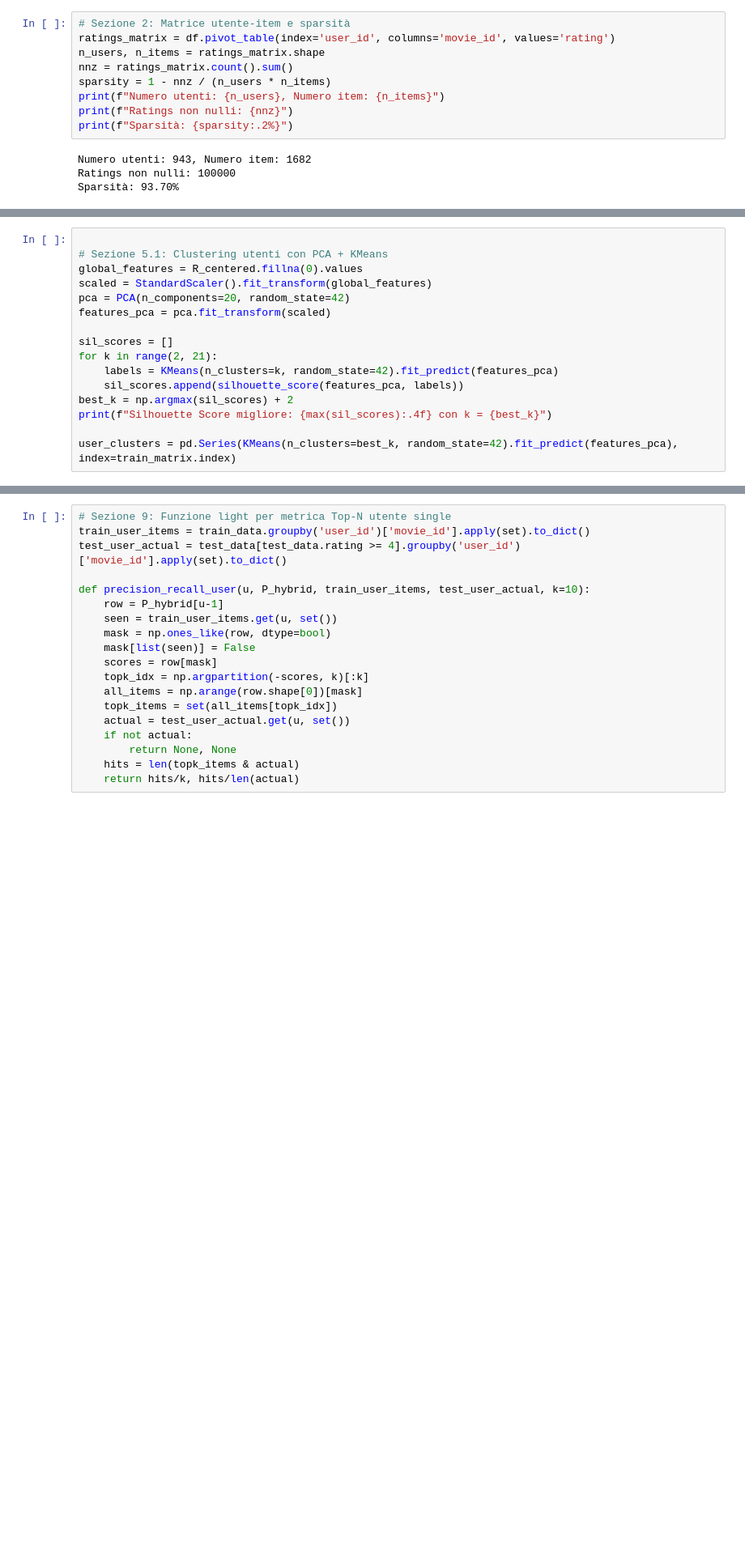
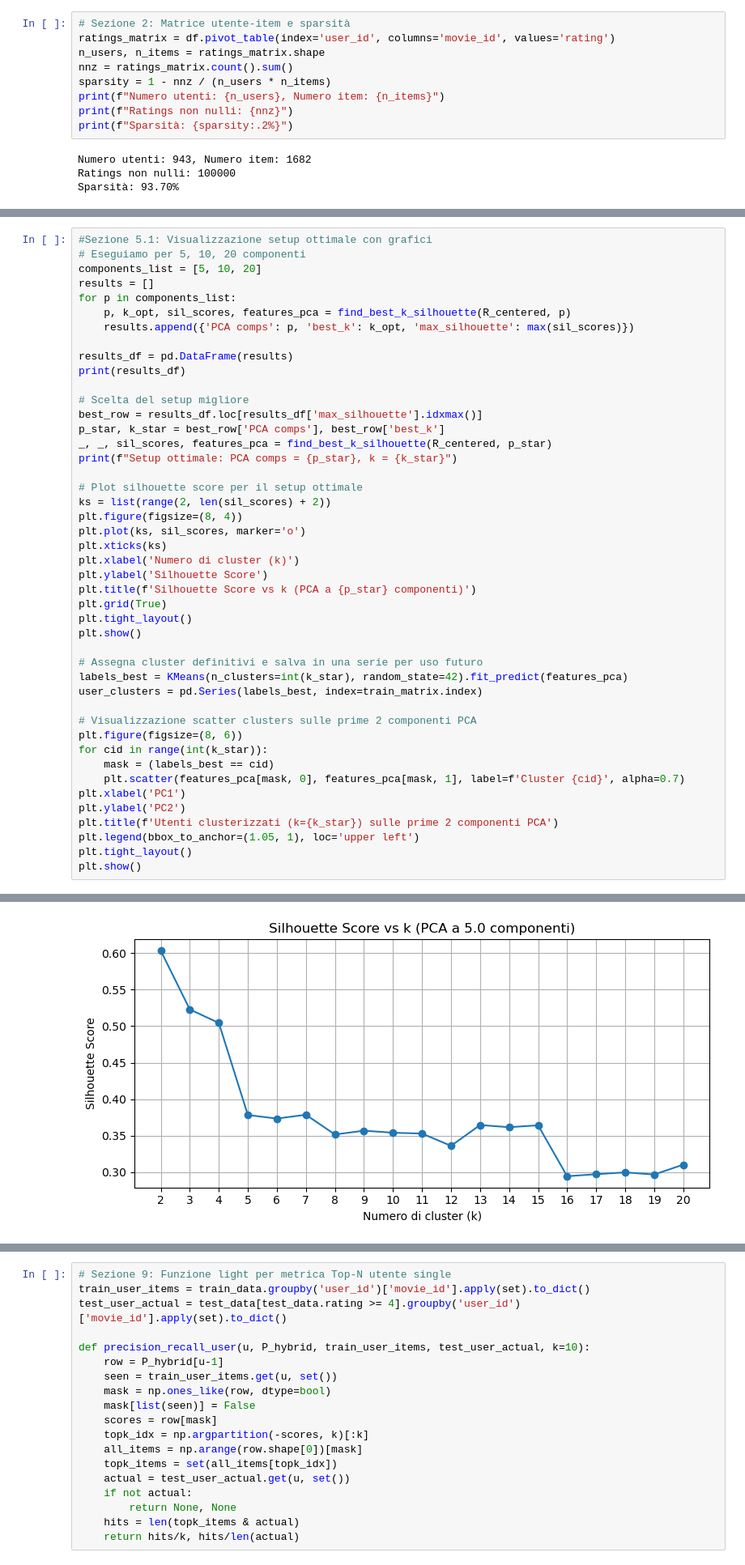
Before and after one commit to ChrisLoc2001/Recommender-Systems, a Jupyter notebook: Hybrid-User-Based/hybrid-user-item-based-ml100k.ipynb, the cells around one changed output, grey strips where cells are left out. Shown at 81% size. Saved outputs shown, nothing was run; the diff lists cells and outputs as text; blank space fills up the shorter version.

Commit message:
Added Association rules. Tested differed kind of combination n. of cluster and n. of componentd of PCA. Tested rating valutation for 2 type of thresholding

```diff
--- a/Hybrid-User-Based/hybrid-user-item-based-ml100k.ipynb
+++ b/Hybrid-User-Based/hybrid-user-item-based-ml100k.ipynb
@@ -66,17 +84,46 @@ item_similarity = pd.DataFrame(cosine_similarity(train_matrix.T), index=train_ma
 # %%
+#Sezione 5.1: Visualizzazione setup ottimale con grafici
+# Eseguiamo per 5, 10, 20 componenti
+components_list = [5, 10, 20]
+results = []
+for p in components_list:
+    p, k_opt, sil_scores, features_pca = find_best_k_silhouette(R_centered, p)
+    results.append({'PCA comps': p, 'best_k': k_opt, 'max_silhouette': max(sil_scores)})
 
-# Sezione 5.1: Clustering utenti con PCA + KMeans
-global_features = R_centered.fillna(0).values
-scaled = StandardScaler().fit_transform(global_features)
-pca = PCA(n_components=20, random_state=42)
-features_pca = pca.fit_transform(scaled)
+results_df = pd.DataFrame(results)
+print(results_df)
 
-sil_scores = []
-for k in range(2, 21):
-    labels = KMeans(n_clusters=k, random_state=42).fit_predict(features_pca)
-    sil_scores.append(silhouette_score(features_pca, labels))
-best_k = np.argmax(sil_scores) + 2
-print(f"Silhouette Score migliore: {max(sil_scores):.4f} con k = {best_k}")
+# Scelta del setup migliore
+best_row = results_df.loc[results_df['max_silhouette'].idxmax()]
+p_star, k_star = best_row['PCA comps'], best_row['best_k']
+_, _, sil_scores, features_pca = find_best_k_silhouette(R_centered, p_star)
+print(f"Setup ottimale: PCA comps = {p_star}, k = {k_star}")
 
-user_clusters = pd.Series(KMeans(n_clusters=best_k, random_state=42).fit_predict(features_pca), index=train_matrix.index)
+# Plot silhouette score per il setup ottimale
+ks = list(range(2, len(sil_scores) + 2))
+plt.figure(figsize=(8, 4))
+plt.plot(ks, sil_scores, marker='o')
+plt.xticks(ks)
+plt.xlabel('Numero di cluster (k)')
+plt.ylabel('Silhouette Score')
+plt.title(f'Silhouette Score vs k (PCA a {p_star} componenti)')
+plt.grid(True)
+plt.tight_layout()
+plt.show()
+
+# Assegna cluster definitivi e salva in una serie per uso futuro
+labels_best = KMeans(n_clusters=int(k_star), random_state=42).fit_predict(features_pca)
+user_clusters = pd.Series(labels_best, index=train_matrix.index)
+
+# Visualizzazione scatter clusters sulle prime 2 componenti PCA
+plt.figure(figsize=(8, 6))
+for cid in range(int(k_star)):
+    mask = (labels_best == cid)
+    plt.scatter(features_pca[mask, 0], features_pca[mask, 1], label=f'Cluster {cid}', alpha=0.7)
+plt.xlabel('PC1')
+plt.ylabel('PC2')
+plt.title(f'Utenti clusterizzati (k={k_star}) sulle prime 2 componenti PCA')
+plt.legend(bbox_to_anchor=(1.05, 1), loc='upper left')
+plt.tight_layout()
+plt.show()
 # %% [output]
@@ -83,0 +135 @@ Silhouette Score migliore: 0.5356 con k = 2
+[figure, added]
```
Also changed, not shown: parts of 17 cells of this notebook.
